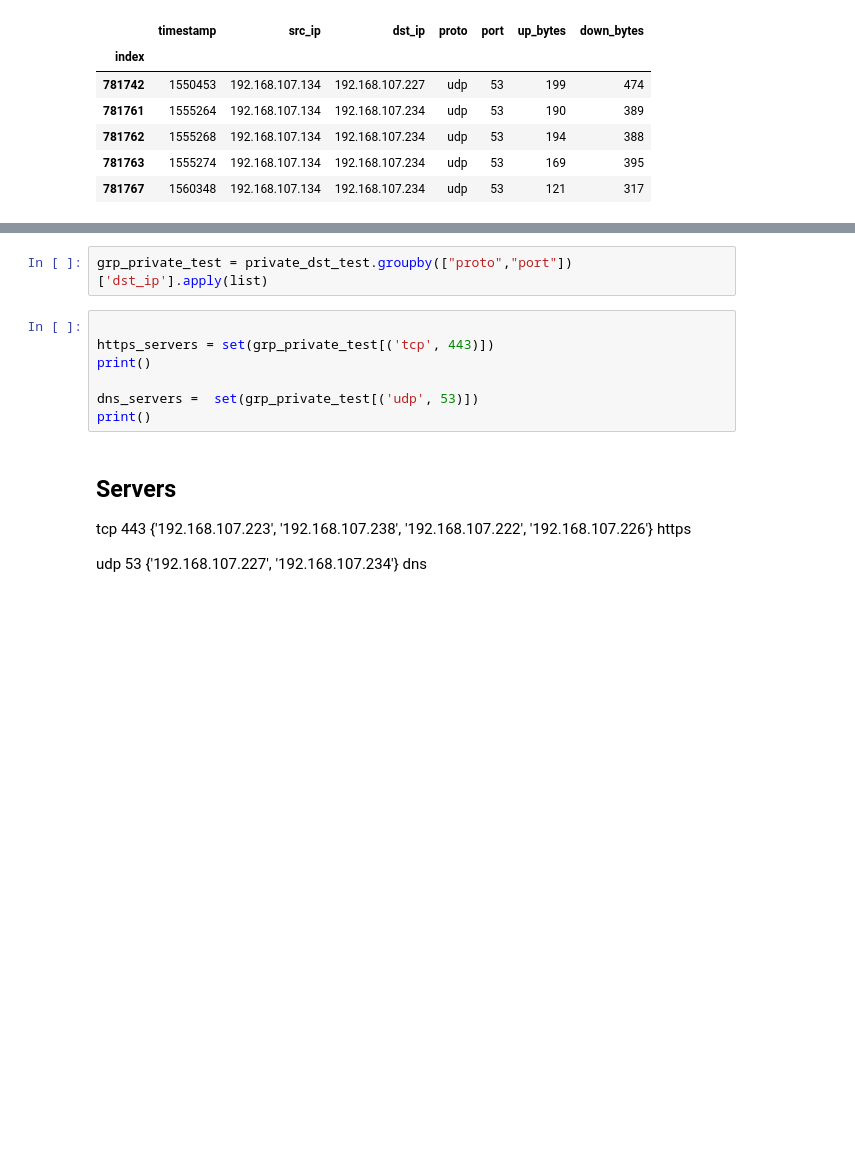
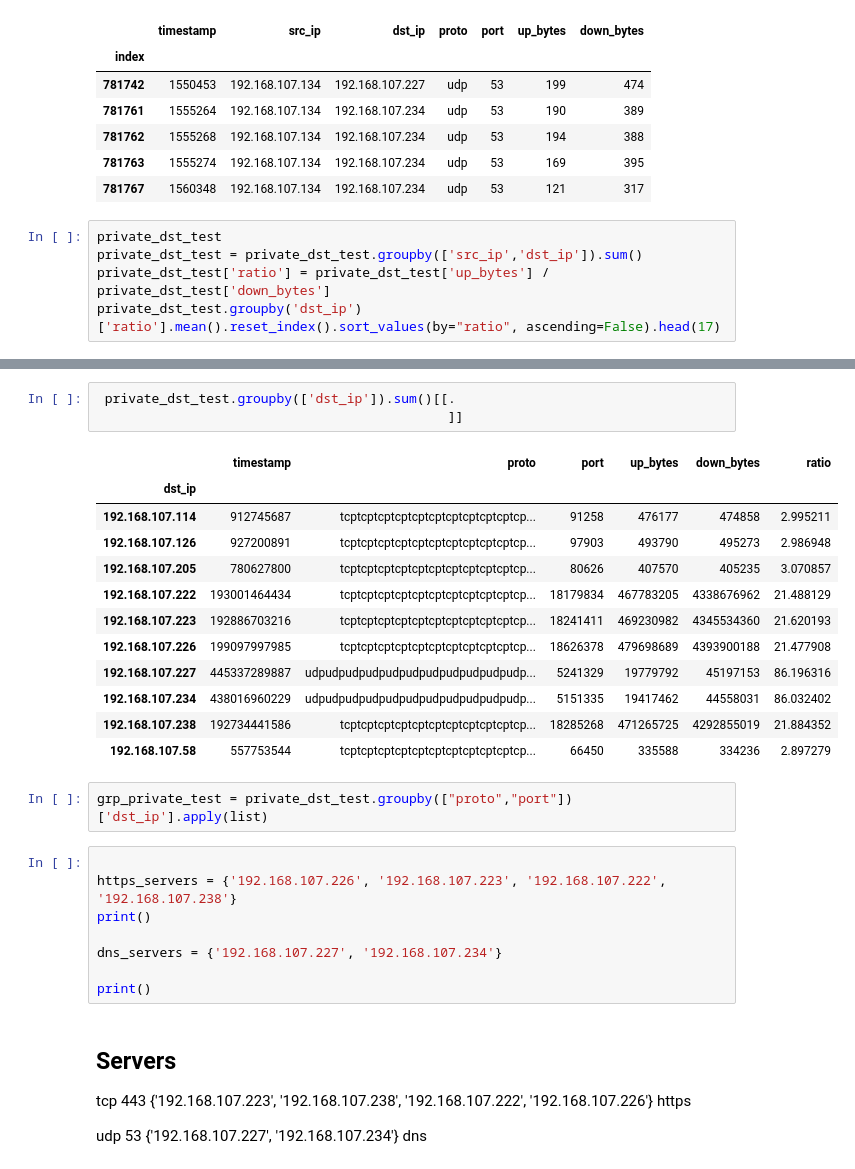
Before and after one commit to Pedro-Lopes-Frisson/srcp2, a Jupyter notebook: TestNormal.ipynb, the cells around one changed output, grey strips where cells are left out. Saved outputs shown, nothing was run; the diff lists cells and outputs as text; blank space fills up the shorter version.

```diff
--- a/TestNormal.ipynb
+++ b/TestNormal.ipynb
@@ -51,3 +51,8 @@ private_dst_test.head()
 | 781762 | 1555268 | 192.168.107.134 | 192.168.107.234 | udp | 53 | 194 | 388 |
 | 781763 | 1555274 | 192.168.107.134 | 192.168.107.234 | udp | 53 | 169 | 395 |
 | 781767 | 1560348 | 192.168.107.134 | 192.168.107.234 | udp | 53 | 121 | 317 |
+# %%
+private_dst_test
+private_dst_test = private_dst_test.groupby(['src_ip','dst_ip']).sum()
+private_dst_test['ratio'] = private_dst_test['up_bytes'] / private_dst_test['down_bytes']
+private_dst_test.groupby('dst_ip')['ratio'].mean().reset_index().sort_values(by="ratio", ascending=False).head(17)
@@ -54,11 +71,28 @@ private_dst_test.head()
+# %%
+ private_dst_test.groupby(['dst_ip']).sum()[[.
+                                             ]]
+# %% [output]
+|  | timestamp | proto | port | up_bytes | down_bytes | ratio |
+| dst_ip |  |  |  |  |  |  |
+| 192.168.107.114 | 912745687 | tcptcptcptcptcptcptcptcptcptcptcp... | 91258 | 476177 | 474858 | 2.995211 |
+| 192.168.107.126 | 927200891 | tcptcptcptcptcptcptcptcptcptcptcp... | 97903 | 493790 | 495273 | 2.986948 |
+| 192.168.107.205 | 780627800 | tcptcptcptcptcptcptcptcptcptcptcp... | 80626 | 407570 | 405235 | 3.070857 |
+| 192.168.107.222 | 193001464434 | tcptcptcptcptcptcptcptcptcptcptcp... | 18179834 | 467783205 | 4338676962 | 21.488129 |
+| 192.168.107.223 | 192886703216 | tcptcptcptcptcptcptcptcptcptcptcp... | 18241411 | 469230982 | 4345534360 | 21.620193 |
+| 192.168.107.226 | 199097997985 | tcptcptcptcptcptcptcptcptcptcptcp... | 18626378 | 479698689 | 4393900188 | 21.477908 |
+| 192.168.107.227 | 445337289887 | udpudpudpudpudpudpudpudpudpudpudp... | 5241329 | 19779792 | 45197153 | 86.196316 |
+| 192.168.107.234 | 438016960229 | udpudpudpudpudpudpudpudpudpudpudp... | 5151335 | 19417462 | 44558031 | 86.032402 |
+| 192.168.107.238 | 192734441586 | tcptcptcptcptcptcptcptcptcptcptcp... | 18285268 | 471265725 | 4292855019 | 21.884352 |
+| 192.168.107.58 | 557753544 | tcptcptcptcptcptcptcptcptcptcptcp... | 66450 | 335588 | 334236 | 2.897279 |
 # %%
 grp_private_test = private_dst_test.groupby(["proto","port"])['dst_ip'].apply(list)
 # %%
 
-https_servers = set(grp_private_test[('tcp', 443)])
+https_servers = {'192.168.107.226', '192.168.107.223', '192.168.107.222', '192.168.107.238'}
 print()
 
-dns_servers =  set(grp_private_test[('udp', 53)])
+dns_servers = {'192.168.107.227', '192.168.107.234'}
+
 print()
 # %% [markdown]
 ## Servers
```
Also changed, not shown: parts of 27 cells of this notebook, 1 other file.
